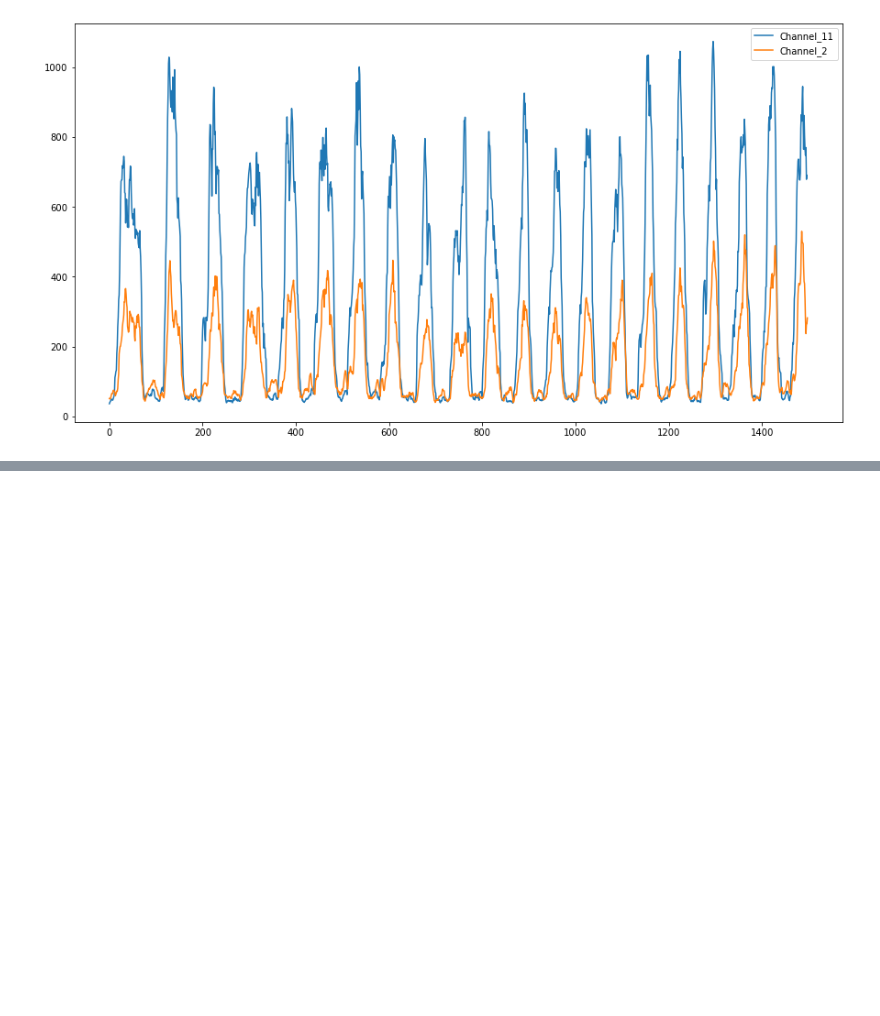
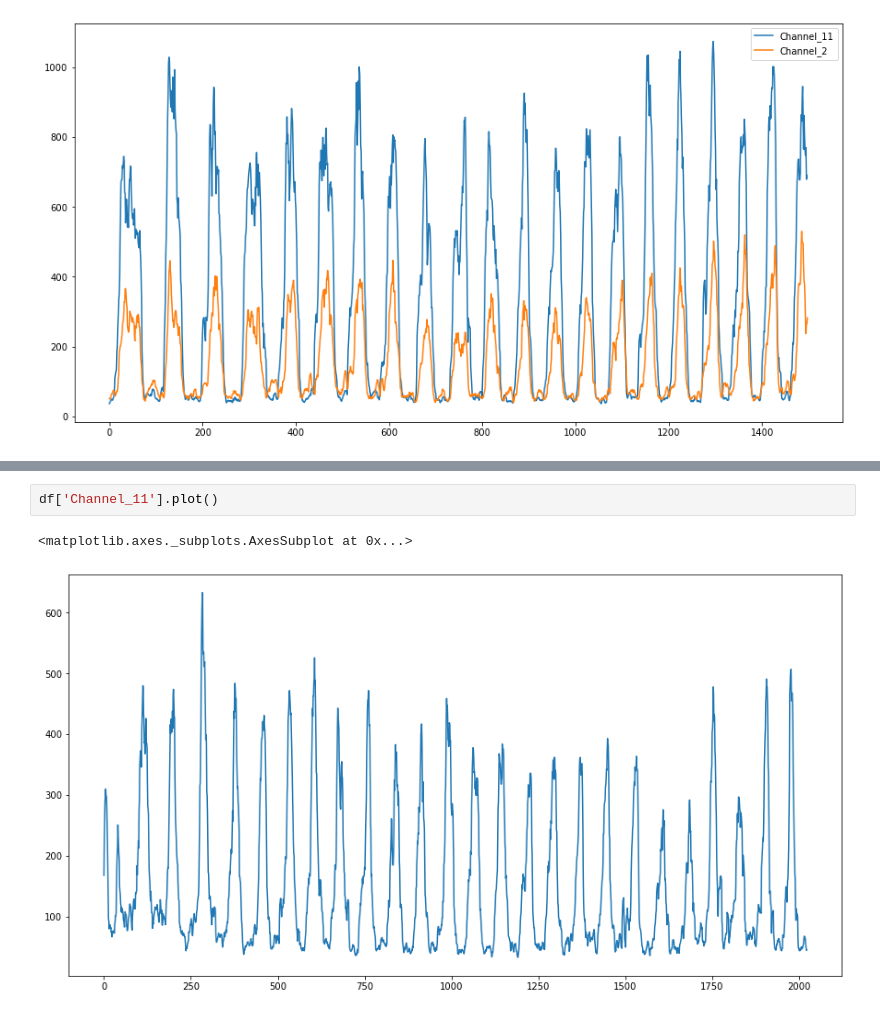
Before and after one commit to PerlinWarp/NeuroLeap, a Jupyter notebook: Notebooks/DualDataCheck.ipynb, the cells around one changed output, grey strips where cells are left out. Saved outputs shown, nothing was run; the diff lists cells and outputs as text; blank space fills up the shorter version.

```diff
--- a/Notebooks/DualDataCheck.ipynb
+++ b/Notebooks/DualDataCheck.ipynb
@@ -107,0 +146,5 @@ df[['Channel_11', 'Channel_2']].plot()
+# %%
+df['Channel_11'].plot()
+# %% [output]
+<matplotlib.axes._subplots.AxesSubplot at 0x...>
+[figure, added]
```
Also changed, not shown: parts of 6 cells of this notebook, 4 other files.
